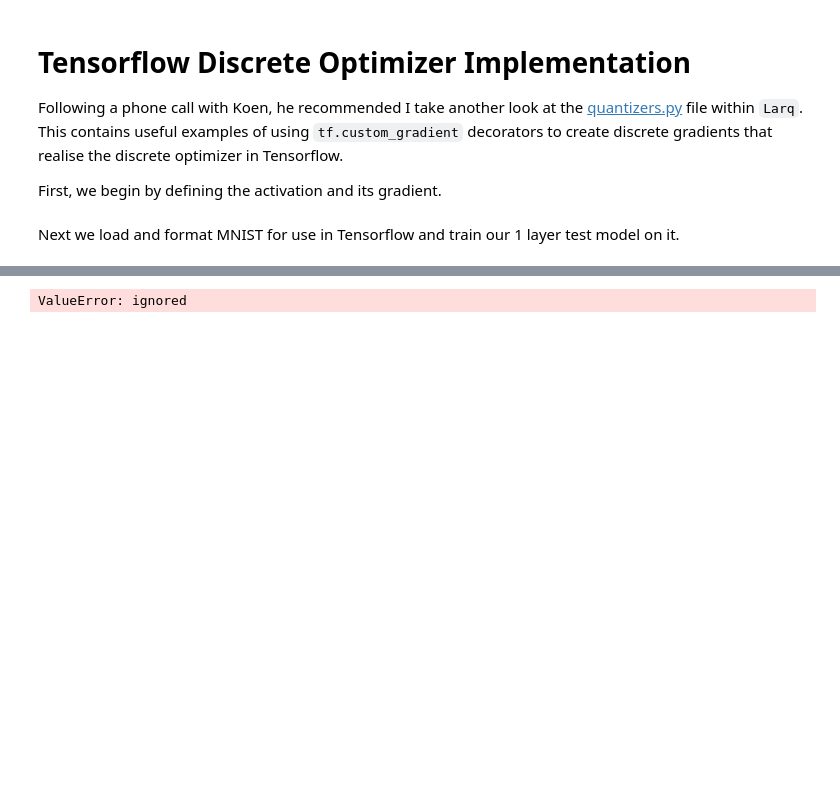
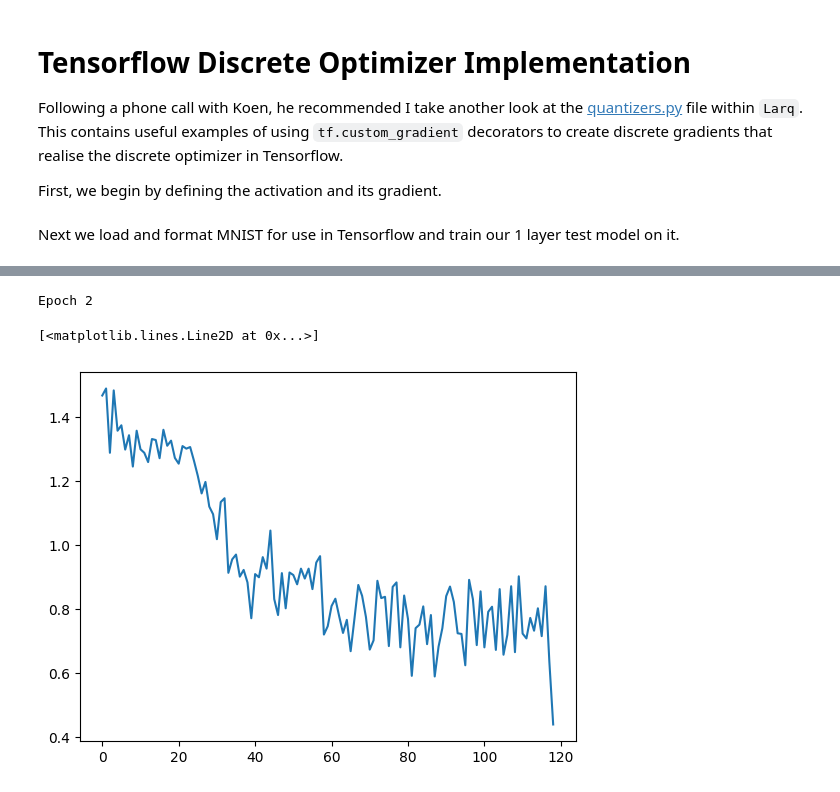
Before and after one commit to ThomasPluck/discrete-python, a Jupyter notebook: tensorflow_discrete.ipynb, the cells around one changed output, grey strips where cells are left out. Saved outputs shown, nothing was run; the diff lists cells and outputs as text; code cells hidden in the pictures; blank space fills up the shorter version.

```diff
--- a/tensorflow_discrete.ipynb
+++ b/tensorflow_discrete.ipynb
@@ -20,9 +20,9 @@ def linear(W,x,b):
   def grad(dy):
     return dy * ((dy-1)//2 + e),\
            tf.cast(tf.math.reduce_sum(dy * ((dy-1)//2 + e),1) < e.shape[1]/2,tf.float32),\
-           dy
+           -dy
 
-  return tf.cast(tf.math.reduce_sum(e,0) < b, tf.float32), grad
+  return tf.cast(tf.math.reduce_sum(e,0) > b, tf.float32), grad
 
 # Arbitrary batch_size to agree with GPU reality
 @tf.custom_gradient
@@ -32,26 +32,26 @@ def linear_batch(W,X,b):
   input_dims = X.shape[1]
   output_dims = W.shape[1]
 
-  print(X,W)
-
   bX = tf.broadcast_to(X,(output_dims,batch_size,input_dims))
   bX = tf.transpose(bX,[1,2,0])
   bW = tf.broadcast_to(W,(batch_size,input_dims,output_dims))
 
-  e = ((1-bX) * bW) + (bX * (1 - bW))
+  e = bX + bW - 2 * bX * bW
 
   def grad(dy):
-    return tf.math.reduce_sum(dy * ((dy-1)//2 + e),0),\
-            tf.cast(tf.math.reduce_sum(dy * ((dy-1)//2 + e),2) < e.shape[2]/2,tf.float32),\
-            dy
+    bdy = tf.broadcast_to(dy,(input_dims,)+dy.shape)
+    bdy = tf.transpose(bdy, [1,0,2])
+    return tf.math.reduce_sum(bdy * ((bdy-1)//2 + e),0),\
+            tf.cast(tf.math.reduce_sum(bdy * ((bdy-1)//2 + e),2) < e.shape[2]/2,tf.float32),\
+            -tf.math.reduce_sum(dy,0)
 
-  return tf.cast(tf.math.reduce_sum(e,1),tf.float32)
+  return tf.cast(tf.math.reduce_sum(e,1) > b,tf.float32), grad
 
 # False Positive: was it active when it shouldn't have been
 # False Negative: was it inactive when it shouldn't have been
 @tf.custom_gradient
 def loss(yhat,y):
-  e = (yhat * (1-y)) - ((1-yhat) * y)
+  e = yhat - y
   def grad(dy):
     dz_dyhat = e
     dz_dy = e
@@ -75,6 +75,8 @@ from tensorflow.keras.utils import to_categorical
 (x_train, y_train), (x_test, y_test) = tf.keras.datasets.mnist.load_data()
 x_train = tf.reshape(tf.cast(x_train > 50, tf.float32),(60000,784))
 y_train = tf.convert_to_tensor(to_categorical(y_train))
+x_test = tf.reshape(tf.cast(x_test > 50, tf.float32),(10000,784))
+y_test = tf.convert_to_tensor(to_categorical(y_test))
 
 # Initial model parameters
 W = tf.cast(tf.random.uniform((28*28,10)) > 0.5,tf.float32)
@@ -83,9 +85,10 @@ weight_counters = np.zeros(W.shape)
 bias_counters = np.zeros(b.shape)
 
 # Important hyperparamaters
-WEIGHT_THRESHOLD = 4
+WEIGHT_THRESHOLD = 32
 BIAS_THRESHOLD = 4
-BATCH_SIZE = 16
+BATCH_SIZE = 25
+EPOCHS = 2
 
 # Flip weights using counter/inertia/confidence information
 def flip_weights(counters, weights):
@@ -106,35 +109,37 @@ def decr_counter(counter):
 losses = []
 loss_cache = 0
 
-for i in tqdm(range(0, 60000, BATCH_SIZE)):
+for e in range(1,EPOCHS+1):
+  print(f"Epoch {e}")
+  for i in tqdm(range(0, 60000, BATCH_SIZE)):
 
-  # 1 batch feed forward step
-  with tf.GradientTape(persistent = True) as tape:
-    X = x_train[i:i+BATCH_SIZE]
-    Y = y_train[i:i+BATCH_SIZE]
-    tape.watch([X,W,b,Y])
-    Yhat = linear_batch(W,X,b)
-    truth = loss(Yhat, Y)
+    # 1 batch feed forward step
+    with tf.GradientTape(persistent = True) as tape:
+      X = x_train[i:i+BATCH_SIZE]
+      Y = y_train[i:i+BATCH_SIZE]
+      tape.watch([X,W,b,Y])
+      Yhat = linear_batch(W,X,b)
+      truth = loss(Yhat, Y)
 
-  # Compute and cache losses
-  loss_cache += tf.math.reduce_sum(abs(truth))
+    # Compute and cache losses
+    loss_cache += tf.math.reduce_sum(abs(truth))
 
-  # Increment counters using gradient data
-  weight_counters += tape.gradient(truth,W)
-  bias_counters += tape.gradient(truth,b)
+    # Increment counters using gradient data
+    weight_counters += tape.gradient(truth,W)
+    bias_counters += tape.gradient(truth,b)
 
-  # Adjust weights and biases accordingly
-  W, weight_counters = flip_weights(weight_counters, W)
-  b, bias_counters = indecr_biases(bias_counters, b)
+    # Adjust weights and biases accordingly
+    W, weight_counters = flip_weights(weight_counters, W)
+    b, bias_counters = indecr_biases(bias_counters, b)
 
-  # Decrement counters
-  weight_counters = decr_counter(weight_counters)
-  bias_counters = decr_counter(bias_counters)
+    # Decrement counters
+    weight_counters = decr_counter(weight_counters)
+    bias_counters = decr_counter(bias_counters)
 
-  # Keep track of loss data
-  if i % (BATCH_SIZE * (1000 // BATCH_SIZE)) == 0:
-    losses.append(loss_cache/(BATCH_SIZE * (1000 // BATCH_SIZE)))
-    loss_cache = 0
+    # Keep track of loss data
+    if i % (BATCH_SIZE * (1000 // BATCH_SIZE)) == 0:
+      losses.append(loss_cache/(BATCH_SIZE * (1000 // BATCH_SIZE)))
+      loss_cache = 0
 
 # Plot losses
 plt.plot(losses[1:])
@@ -157,4 +148,6 @@ tf.Tensor(
-ValueError: ignored
+Epoch 2
+[<matplotlib.lines.Line2D at 0x...>]
+[figure, added]
 # %%
 # Are my biases training sensibly?
 print(b)
```
Also changed, not shown: parts of 6 cells of this notebook.
